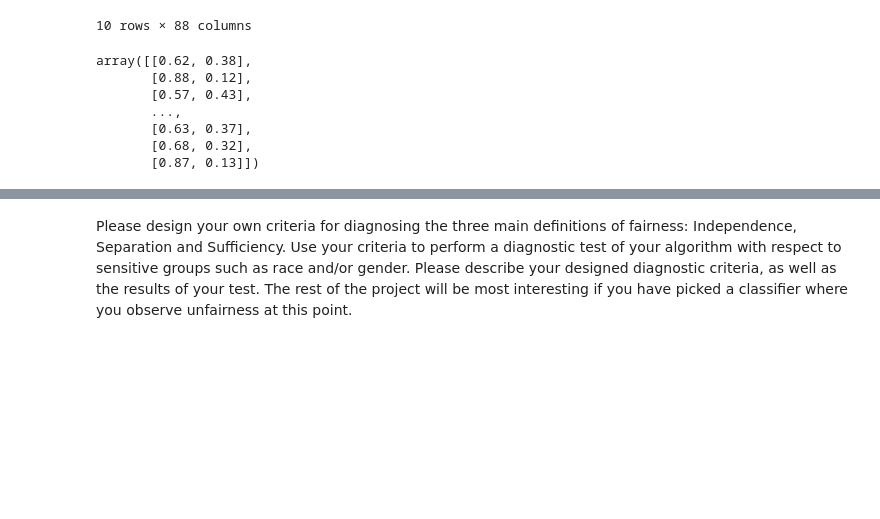
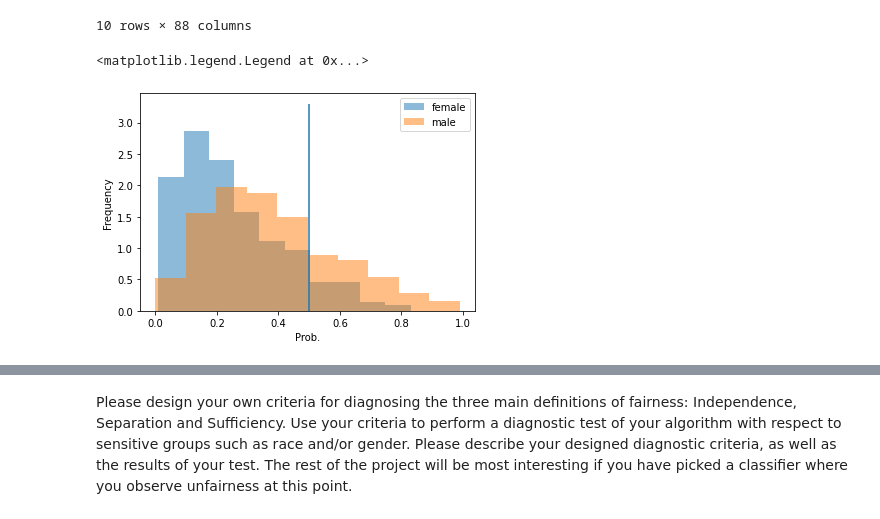
Before and after one commit to Starostka/algorithmic-fairness, a Jupyter notebook: exploration.ipynb, the cells around one changed output, grey strips where cells are left out. Cells and saved outputs as stored; diff of their text form; code cells hidden in the pictures; blank space fills up the shorter version.

Commit message:
roc curves

```diff
--- a/exploration.ipynb
+++ b/exploration.ipynb
@@ -81,10 +90,10 @@ X_train, X_test, y_train, y_test = train_test_split(X, y, test_size=0.3, random_
 from sklearn.ensemble import RandomForestClassifier
 
 # Create Decision Tree classifer object
-clf = RandomForestClassifier()
+rfc = RandomForestClassifier()
 
 # Train Decision Tree Classifer
-clf = clf.fit(X_train,y_train)
+rfc = rfc.fit(X_train,y_train)
 
 #Predict the response for test dataset
-y_pred = clf.predict(X_test)
+y_pred = rfc.predict(X_test)
@@ -94,10 +100,15 @@ y_pred_proba = clf.predict_proba(X_test)
-# %%
-y_pred_proba
-# %% [output]
-array([[0.62, 0.38],
-       [0.88, 0.12],
-       [0.57, 0.43],
-       ...,
-       [0.63, 0.37],
-       [0.68, 0.32],
-       [0.87, 0.13]])
+# %%
+filter_is_female = X_test.V1_sex_female == 1
+
+# get probabilities from rfc
+y_pred_proba_female = pd.DataFrame(rfc.predict_proba(X_test[filter_is_female]))[1]
+y_pred_proba_male = pd.DataFrame(rfc.predict_proba(X_test[~filter_is_female]))[1]
+# %%
+y_pred_proba_female.plot(kind="hist", alpha=0.5, label="female", density=1)
+y_pred_proba_male.plot(kind="hist", alpha=0.5, label="male", density=1)
+plt.xlabel("Prob.")
+plt.vlines(0.5,0,3.3)
+plt.legend()
+# %% [output]
+<matplotlib.legend.Legend at 0x...>
+[figure, added]
```
Also changed, not shown: parts of 14 cells of this notebook.
